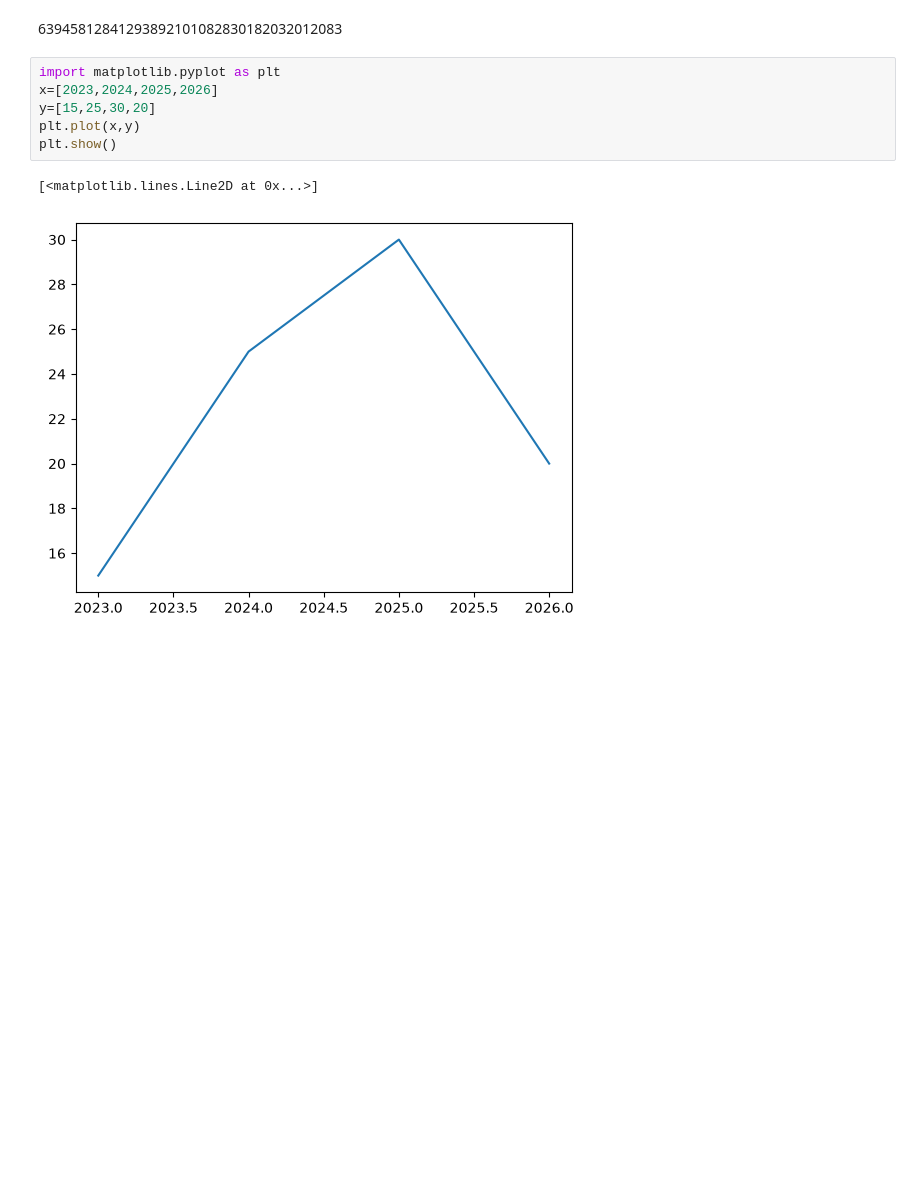
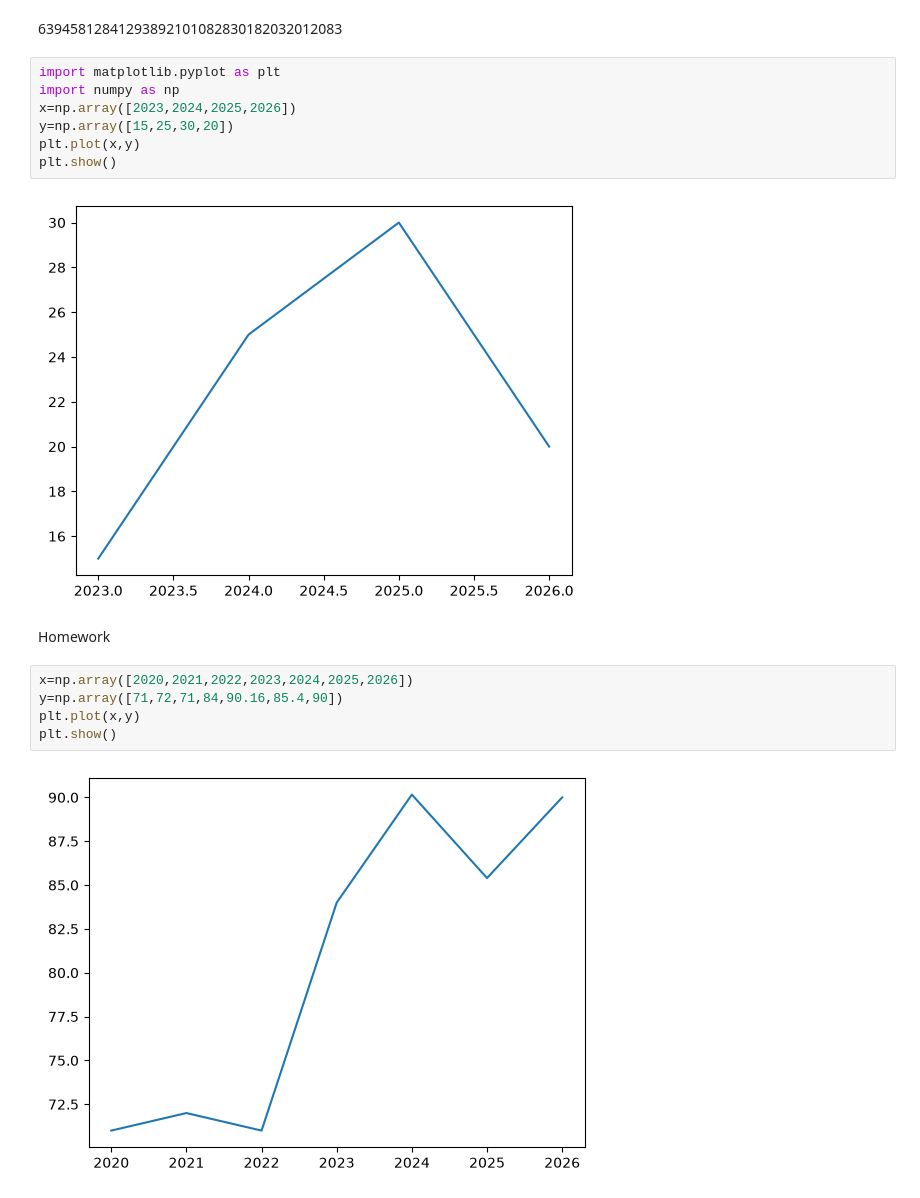
Before and after one commit to om-shukla-0721p/MatPlotLib, a Jupyter notebook: set_up.ipynb, the cells around one changed output. Cells and saved outputs as stored; diff of their text form; blank space fills up the shorter version.

Commit message:
Homework

```diff
--- a/set_up.ipynb
+++ b/set_up.ipynb
@@ -2,10 +2,19 @@
 63945812841293892101082830182032012083
 # %%
 import matplotlib.pyplot as plt
-x=[2023,2024,2025,2026]
-y=[15,25,30,20]
+import numpy as np
+x=np.array([2023,2024,2025,2026])
+y=np.array([15,25,30,20])
 plt.plot(x,y)
 plt.show()
 # %% [output]
-[<matplotlib.lines.Line2D at 0x...>]
 [figure]
+# %% [markdown]
+Homework
+# %%
+x=np.array([2020,2021,2022,2023,2024,2025,2026])
+y=np.array([71,72,71,84,90.16,85.4,90])
+plt.plot(x,y)
+plt.show()
+# %% [output]
+[figure, added]
```
